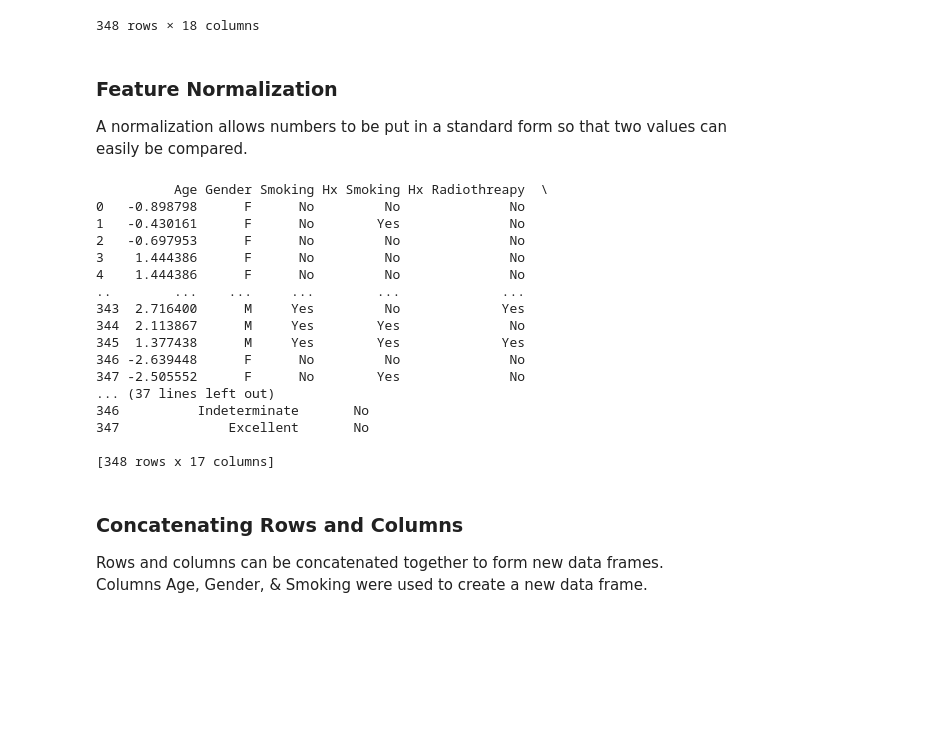
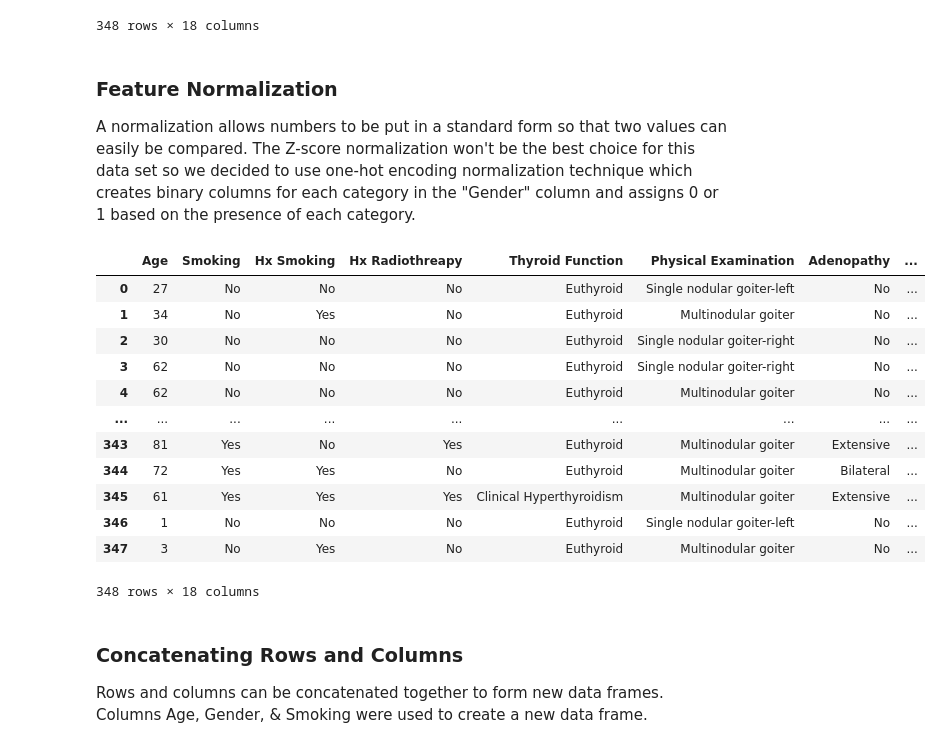
Before and after one commit to Romin-6522/CSC177-Outliers-Projects, a Jupyter notebook: DTCR_DataPreprocessing.ipynb, the cells around one changed output. Saved outputs shown, nothing was run; the diff lists cells and outputs as text; code cells hidden in the pictures; blank space fills up the shorter version.

Commit message:
Fixed 'Feature Normalization'
It now creates binary columns for each category in the "Gender" column and assigns 0 or 1 based on the presence of each category. This technique is called one-hot encoding.

```diff
--- a/DTCR_DataPreprocessing.ipynb
+++ b/DTCR_DataPreprocessing.ipynb
@@ -468,41 +468,37 @@ df
 348 rows × 18 columns
 # %% [markdown]
 ### Feature Normalization
-A normalization allows numbers to be put in a standard form so that two values can easily be compared.
+A normalization allows numbers to be put in a standard form so that two values can easily be compared. The Z-score normalization won't be the best choice for this data set so we decided to use one-hot encoding normalization technique which creates binary columns for each category in the "Gender" column and assigns 0 or 1 based on the presence of each category.
 # %%
 import os
 import pandas as pd
+from sklearn.preprocessing import MinMaxScaler
+
 import numpy as np
 from scipy.stats import zscore
 
 path = "./"
 
 filename_read = os.path.join(path,"cleaned_Thyroid_data.csv")
 df = pd.read_csv(filename_read,na_values=['NA','?'])
 
-# Applying Z-Score normalization to the "Age" column
-df['Age'] = zscore(df['Age'])
-
-# Display the modified DataFrame
-print(df)
+# Applying one-hot encoding to the "Gender" column
+df = pd.get_dummies(df, columns=['Gender'], prefix='Gender')
+df
 # %% [output]
+|  | Age | Smoking | Hx Smoking | Hx Radiothreapy | Thyroid Function | Physical Examination | Adenopathy | ... |
+| 0 | 27 | No | No | No | Euthyroid | Single nodular goiter-left | No | ... |
+| 1 | 34 | No | Yes | No | Euthyroid | Multinodular goiter | No | ... |
+| 2 | 30 | No | No | No | Euthyroid | Single nodular goiter-right | No | ... |
+| 3 | 62 | No | No | No | Euthyroid | Single nodular goiter-right | No | ... |
+| 4 | 62 | No | No | No | Euthyroid | Multinodular goiter | No | ... |
+| ... | ... | ... | ... | ... | ... | ... | ... | ... |
+| 343 | 81 | Yes | No | Yes | Euthyroid | Multinodular goiter | Extensive | ... |
+| 344 | 72 | Yes | Yes | No | Euthyroid | Multinodular goiter | Bilateral | ... |
+| 345 | 61 | Yes | Yes | Yes | Clinical Hyperthyroidism | Multinodular goiter | Extensive | ... |
+| 346 | 1 | No | No | No | Euthyroid | Single nodular goiter-left | No | ... |
+| 347 | 3 | No | Yes | No | Euthyroid | Multinodular goiter | No | ... |
-          Age Gender Smoking Hx Smoking Hx Radiothreapy  \
-0   -0.898798      F      No         No              No
-1   -0.430161      F      No        Yes              No
-2   -0.697953      F      No         No              No
-3    1.444386      F      No         No              No
-4    1.444386      F      No         No              No
-..        ...    ...     ...        ...             ...
-343  2.716400      M     Yes         No             Yes
-344  2.113867      M     Yes        Yes              No
-345  1.377438      M     Yes        Yes             Yes
-346 -2.639448      F      No         No              No
-347 -2.505552      F      No        Yes              No
-... (37 lines left out)
-346          Indeterminate       No
-347              Excellent       No
-
-[348 rows x 17 columns]
+348 rows × 18 columns
 # %% [markdown]
 ### Concatenating Rows and Columns
 Rows and columns can be concatenated together to form new data frames. Columns Age, Gender, & Smoking were used to create a new data frame.
```
